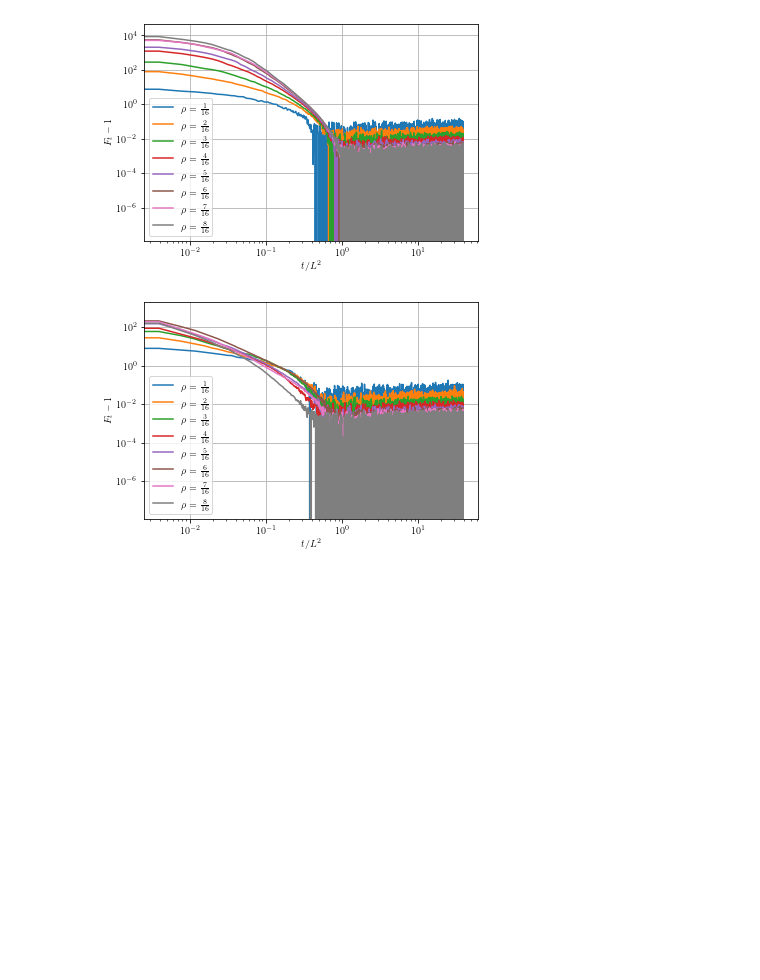
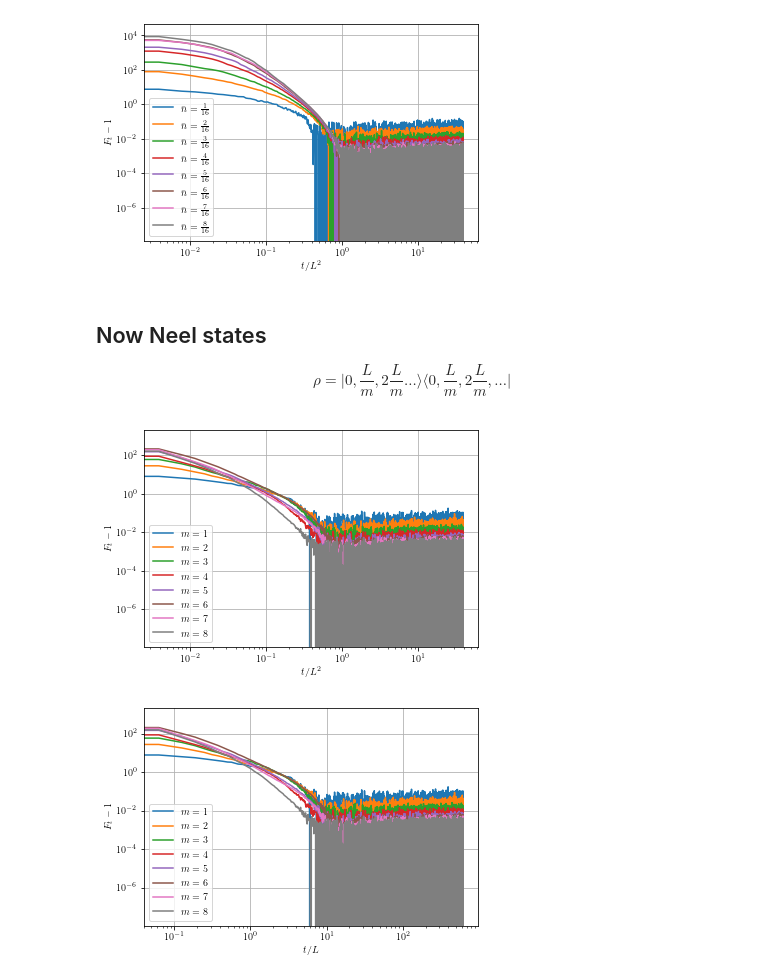
Before and after one commit to Renmusxd/RandomUnitaryLayers, a Jupyter notebook: jupyter/PaperData/VariableFilling.ipynb, the cells around one changed output. Drawn from its saved outputs; the diff is of its cells as text; code cells hidden in the pictures; blank space fills up the shorter version.

```diff
--- a/jupyter/PaperData/VariableFilling.ipynb
+++ b/jupyter/PaperData/VariableFilling.ipynb
@@ -84,7 +91,7 @@ for frac in reversed(sorted(all_data.keys())):
     for l, purity in zip(ls, pure_purities):
         if l == group_for_l:
             T = len(purity)
-            pyplot.plot(numpy.arange(T) / (l**2), purity - 1, label=fr"$\rho=\frac{1}{frac}$")
+            pyplot.plot(numpy.arange(T) / (l**2), purity - 1, label=fr"$\bar n=\frac{1}{frac}$")
 
 pyplot.xlabel('$t/L^2$')
 pyplot.ylabel('$F_t - 1$')
@@ -129,7 +138,7 @@ else:
 # %%
 for m, purity in zip(ms, pure_purities):
     T = len(purity)
-    pyplot.plot(numpy.arange(T) / (l**2), purity - 1, label=fr"$\rho=\frac{{{m}}}{{{l}}}$")
+    pyplot.plot(numpy.arange(T) / (l**2), purity - 1, label=fr"$\bar n=\frac{{{m}}}{{{l}}}$")
 
 pyplot.xlabel('$t/L^2$')
 pyplot.ylabel('$F_t - 1$')
@@ -141,6 +150,10 @@ pyplot.savefig(os.path.join(output_dir, f'l_{l}_purestate_estimator_diff_scaled.
 pyplot.show()
 # %% [output]
 [figure]
+# %% [markdown]
+## Now Neel states
+
+$$\rho = \vert 0, \frac{L}{m}, 2\frac{L}{m} ...\rangle\langle 0, \frac{L}{m}, 2\frac{L}{m}, ...\vert$$
 # %%
 k = 10000
 ne = 128
@@ -174,15 +187,29 @@ else:
 # %%
 for m, purity in zip(ms, pure_purities):
     T = len(purity)
-    pyplot.plot(numpy.arange(T) / (l**2), purity - 1, label=fr"$\rho=\frac{{{m}}}{{{l}}}$")
+    pyplot.plot(numpy.arange(T) / (l**2), purity - 1, label=fr"$m = {m}$")
 
 pyplot.xlabel('$t/L^2$')
 pyplot.ylabel('$F_t - 1$')
 pyplot.yscale('log')
 pyplot.xscale('log')
 pyplot.legend()
 pyplot.grid()
 pyplot.savefig(os.path.join(output_dir, f'l_{l}_purestate_estimator_diff_scaled_intertwined.pdf'))
 pyplot.show()
+
+for m, purity in zip(ms, pure_purities):
+    T = len(purity)
+    pyplot.plot(numpy.arange(T) / (l), purity - 1, label=fr"$m = {m}$")
+
+pyplot.xlabel('$t/L$')
+pyplot.ylabel('$F_t - 1$')
+pyplot.yscale('log')
+pyplot.xscale('log')
+pyplot.legend()
+pyplot.grid()
+pyplot.savefig(os.path.join(output_dir, f'l_{l}_purestate_estimator_diff_scaled_intertwined.pdf'))
+pyplot.show()
 # %% [output]
-[figure, old version]
+[figure, new version]
+[figure, added]
```
Also changed, not shown: parts of 4 cells of this notebook, 20 other files.
